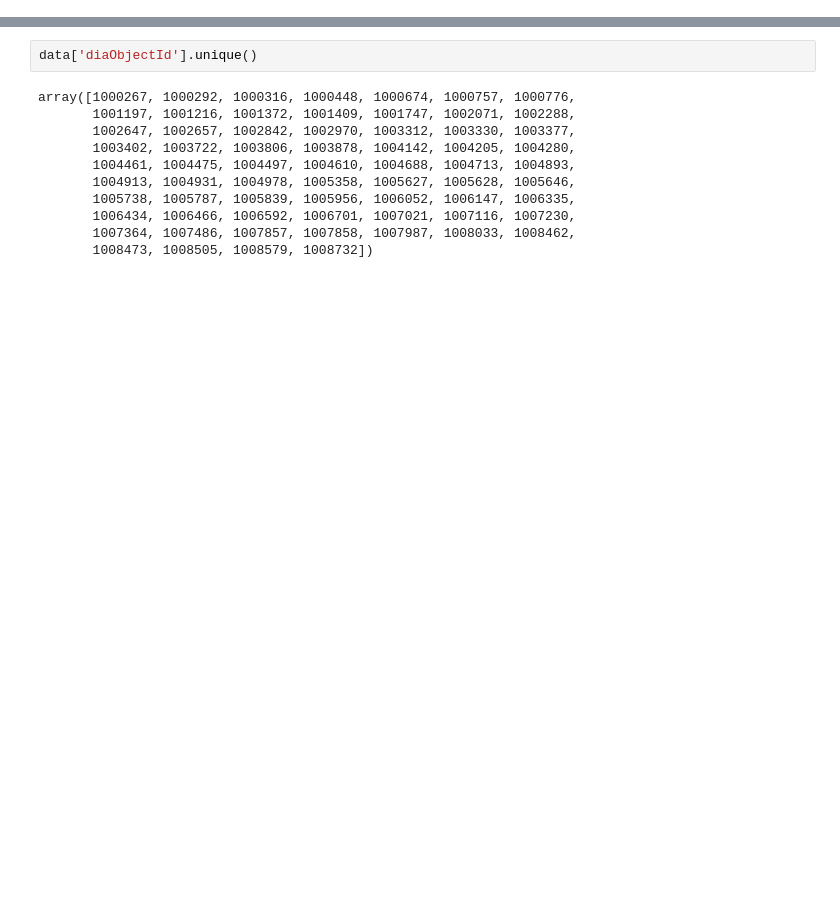
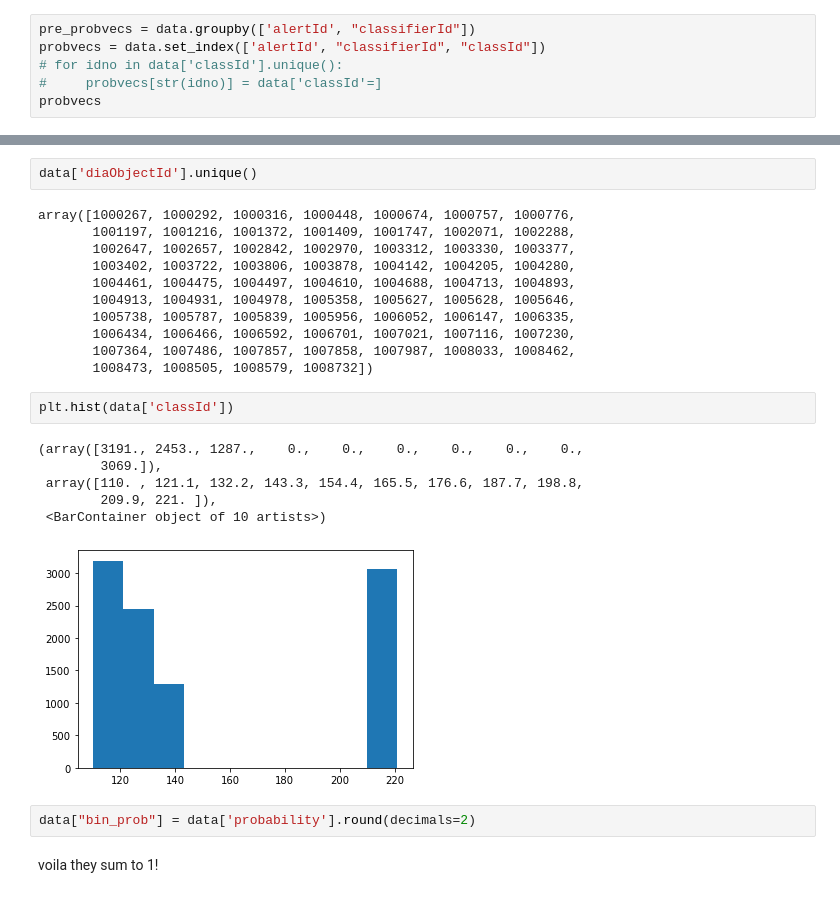
Before and after one commit to josephy02/elasticc_metrics, a Jupyter notebook: query_for_probabilistic_metrics.ipynb, the cells around one changed output, grey strips where cells are left out. Drawn from its saved outputs; the diff is of its cells as text; blank space fills up the shorter version.

```diff
--- a/query_for_probabilistic_metrics.ipynb
+++ b/query_for_probabilistic_metrics.ipynb
@@ -303,3 +393,9 @@ Query done at 2022-12-15T11:19:48.844291
 | 9998 | 40 | 1008732 | 132 | 2017464032 | 111 | 0.000019 | 2022-10-07T02:41:38.848Z | 0.4511 |
 | 9999 | 40 | 1008732 | 124 | 2017464032 | 111 | 0.000003 | 2022-10-07T02:41:38.848Z | 0.4511 |
 10000 rows × 8 columns
+# %%
+pre_probvecs = data.groupby(['alertId', "classifierId"])
+probvecs = data.set_index(['alertId', "classifierId", "classId"])
+# for idno in data['classId'].unique():
+#     probvecs[str(idno)] = data['classId'=]
+probvecs
@@ -316,3 +441,16 @@ array([1000267, 1000292, 1000316, 1000448, 1000674, 1000757, 1000776,
        1006434, 1006466, 1006592, 1006701, 1007021, 1007116, 1007230,
        1007364, 1007486, 1007857, 1007858, 1007987, 1008033, 1008462,
        1008473, 1008505, 1008579, 1008732])
+# %%
+plt.hist(data['classId'])
+# %% [output]
+(array([3191., 2453., 1287.,    0.,    0.,    0.,    0.,    0.,    0.,
+        3069.]),
+ array([110. , 121.1, 132.2, 143.3, 154.4, 165.5, 176.6, 187.7, 198.8,
+        209.9, 221. ]),
+ <BarContainer object of 10 artists>)
+[figure, added]
+# %%
+data["bin_prob"] = data['probability'].round(decimals=2)
+# %% [markdown]
+voila they sum to 1!
```
Also changed, not shown: parts of 19 cells of this notebook.
